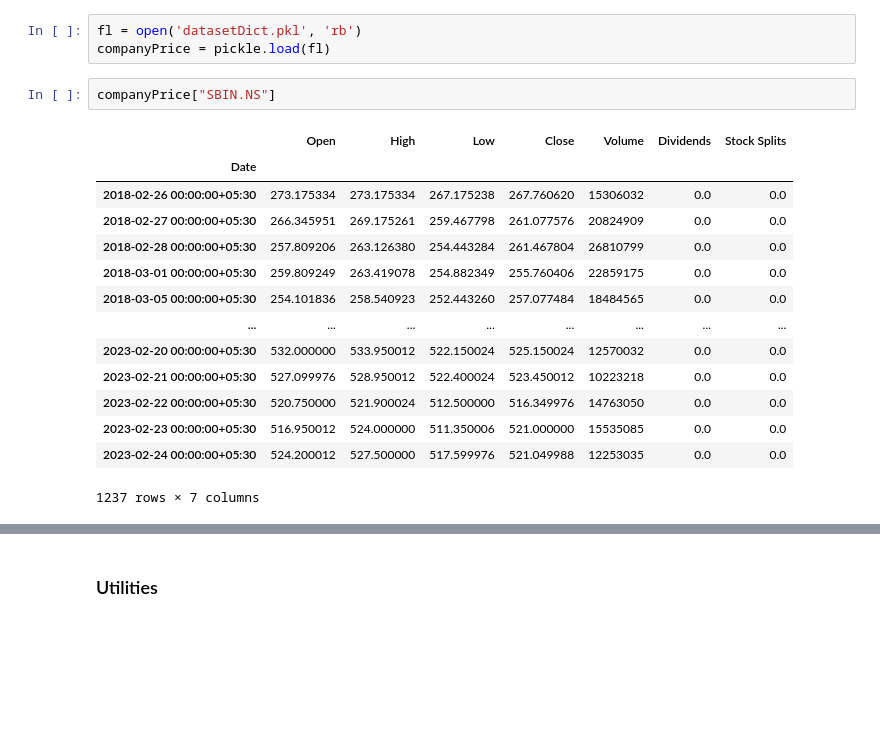
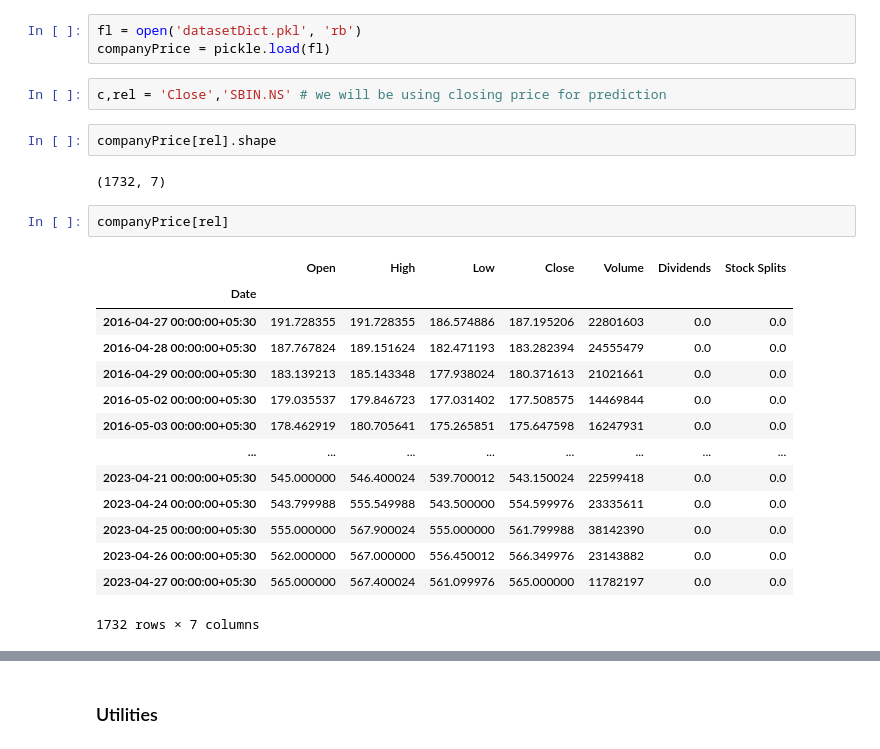
Before and after one commit to shashank-556/StockPricePrediction, a Jupyter notebook: code/StockPricePrediction.ipynb, the cells around one changed output, grey strips where cells are left out. Cells and saved outputs as stored; diff of their text form; blank space fills up the shorter version.

```diff
--- a/code/StockPricePrediction.ipynb
+++ b/code/StockPricePrediction.ipynb
@@ -41,21 +42,27 @@ Loading the pickle file incase dataset was already downloaded
 # %%
 fl = open('datasetDict.pkl', 'rb')
 companyPrice = pickle.load(fl)
+# %%
+c,rel = 'Close','SBIN.NS' # we will be using closing price for prediction
+# %%
+companyPrice[rel].shape
+# %% [output]
+(1732, 7)
 # %%
-companyPrice["SBIN.NS"]
+companyPrice[rel]
 # %% [output]
 |  | Open | High | Low | Close | Volume | Dividends | Stock Splits |
 | Date |  |  |  |  |  |  |  |
-| 2018-02-26 00:00:00+05:30 | 273.175334 | 273.175334 | 267.175238 | 267.760620 | 15306032 | 0.0 | 0.0 |
-| 2018-02-27 00:00:00+05:30 | 266.345951 | 269.175261 | 259.467798 | 261.077576 | 20824909 | 0.0 | 0.0 |
-| 2018-02-28 00:00:00+05:30 | 257.809206 | 263.126380 | 254.443284 | 261.467804 | 26810799 | 0.0 | 0.0 |
-| 2018-03-01 00:00:00+05:30 | 259.809249 | 263.419078 | 254.882349 | 255.760406 | 22859175 | 0.0 | 0.0 |
-| 2018-03-05 00:00:00+05:30 | 254.101836 | 258.540923 | 252.443260 | 257.077484 | 18484565 | 0.0 | 0.0 |
+| 2016-04-27 00:00:00+05:30 | 191.728355 | 191.728355 | 186.574886 | 187.195206 | 22801603 | 0.0 | 0.0 |
+| 2016-04-28 00:00:00+05:30 | 187.767824 | 189.151624 | 182.471193 | 183.282394 | 24555479 | 0.0 | 0.0 |
+| 2016-04-29 00:00:00+05:30 | 183.139213 | 185.143348 | 177.938024 | 180.371613 | 21021661 | 0.0 | 0.0 |
+| 2016-05-02 00:00:00+05:30 | 179.035537 | 179.846723 | 177.031402 | 177.508575 | 14469844 | 0.0 | 0.0 |
+| 2016-05-03 00:00:00+05:30 | 178.462919 | 180.705641 | 175.265851 | 175.647598 | 16247931 | 0.0 | 0.0 |
 | ... | ... | ... | ... | ... | ... | ... | ... |
-| 2023-02-20 00:00:00+05:30 | 532.000000 | 533.950012 | 522.150024 | 525.150024 | 12570032 | 0.0 | 0.0 |
-| 2023-02-21 00:00:00+05:30 | 527.099976 | 528.950012 | 522.400024 | 523.450012 | 10223218 | 0.0 | 0.0 |
-| 2023-02-22 00:00:00+05:30 | 520.750000 | 521.900024 | 512.500000 | 516.349976 | 14763050 | 0.0 | 0.0 |
-| 2023-02-23 00:00:00+05:30 | 516.950012 | 524.000000 | 511.350006 | 521.000000 | 15535085 | 0.0 | 0.0 |
-| 2023-02-24 00:00:00+05:30 | 524.200012 | 527.500000 | 517.599976 | 521.049988 | 12253035 | 0.0 | 0.0 |
+| 2023-04-21 00:00:00+05:30 | 545.000000 | 546.400024 | 539.700012 | 543.150024 | 22599418 | 0.0 | 0.0 |
+| 2023-04-24 00:00:00+05:30 | 543.799988 | 555.549988 | 543.500000 | 554.599976 | 23335611 | 0.0 | 0.0 |
+| 2023-04-25 00:00:00+05:30 | 555.000000 | 567.900024 | 555.000000 | 561.799988 | 38142390 | 0.0 | 0.0 |
+| 2023-04-26 00:00:00+05:30 | 562.000000 | 567.000000 | 556.450012 | 566.349976 | 23143882 | 0.0 | 0.0 |
+| 2023-04-27 00:00:00+05:30 | 565.000000 | 567.400024 | 561.099976 | 565.000000 | 11782197 | 0.0 | 0.0 |
-1237 rows × 7 columns
+1732 rows × 7 columns
 # %%
```
Also changed, not shown: parts of 57 cells of this notebook, 2 other files.
